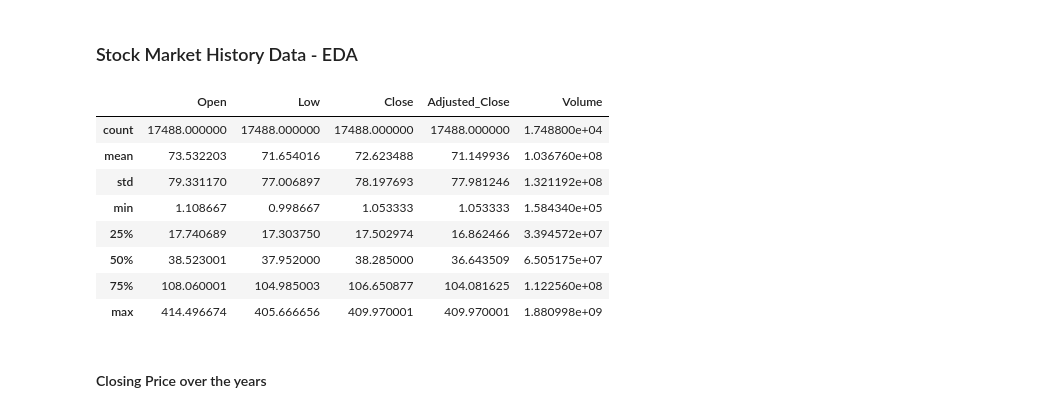
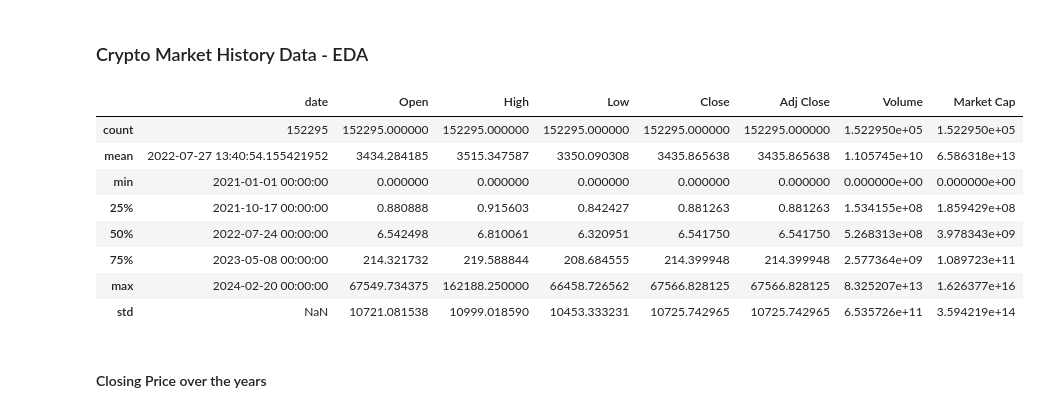
Before and after one commit to EthanFalcao/WPI-IA-Portfolio-Optimization-and-Risk-Analysis, a Jupyter notebook: (Exploratory Data Analysis.ipynb, the cells around one changed output. Drawn from its saved outputs; the diff is of its cells as text; code cells hidden in the pictures.

```diff
--- a/(Exploratory Data Analysis.ipynb
+++ b/(Exploratory Data Analysis.ipynb
@@ -75,0 +64,6 @@ memory usage: 956.5+ KB
+# %%
+df["Date"] = pd.to_datetime(df["Date"])
+# %%
+df['date'] = df['Date'].combine_first(df['index']).combine_first(df['Date'])
+df.drop(['index','Date'], axis=1, inplace=True)
+df=df[['date', 'Symbol', 'Open', 'High', 'Low', 'Close', 'Adj Close', 'Volume', 'Market Cap']]
@@ -75,0 +104,3 @@ memory usage: 956.5+ KB
+# %%
+df['coin-count'] = df['Volume']/df['Adj Close']
+df['Market-Cap'] = df['coin-count']*df['Adj Close']
@@ -75,0 +179,2 @@ memory usage: 956.5+ KB
+# %%
+df['date'] = df['Date'].astype(str) + df['date-temp']
@@ -76,17 +197,17 @@ memory usage: 956.5+ KB
 # %% [markdown]
-### Stock Market History Data - EDA
+### Crypto Market History Data - EDA
 # %%
-df_stocks.describe()
+df.describe()
 # %% [output]
-|  | Open | Low | Close | Adjusted_Close | Volume |
-| count | 17488.000000 | 17488.000000 | 17488.000000 | 17488.000000 | 1.748800e+04 |
-| mean | 73.532203 | 71.654016 | 72.623488 | 71.149936 | 1.036760e+08 |
-| std | 79.331170 | 77.006897 | 78.197693 | 77.981246 | 1.321192e+08 |
-| min | 1.108667 | 0.998667 | 1.053333 | 1.053333 | 1.584340e+05 |
-| 25% | 17.740689 | 17.303750 | 17.502974 | 16.862466 | 3.394572e+07 |
-| 50% | 38.523001 | 37.952000 | 38.285000 | 36.643509 | 6.505175e+07 |
-| 75% | 108.060001 | 104.985003 | 106.650877 | 104.081625 | 1.122560e+08 |
-| max | 414.496674 | 405.666656 | 409.970001 | 409.970001 | 1.880998e+09 |
+|  | date | Open | High | Low | Close | Adj Close | Volume | Market Cap |
+| count | 152295 | 152295.000000 | 152295.000000 | 152295.000000 | 152295.000000 | 152295.000000 | 1.522950e+05 | 1.522950e+05 |
+| mean | 2022-07-27 13:40:54.155421952 | 3434.284185 | 3515.347587 | 3350.090308 | 3435.865638 | 3435.865638 | 1.105745e+10 | 6.586318e+13 |
+| min | 2021-01-01 00:00:00 | 0.000000 | 0.000000 | 0.000000 | 0.000000 | 0.000000 | 0.000000e+00 | 0.000000e+00 |
+| 25% | 2021-10-17 00:00:00 | 0.880888 | 0.915603 | 0.842427 | 0.881263 | 0.881263 | 1.534155e+08 | 1.859429e+08 |
+| 50% | 2022-07-24 00:00:00 | 6.542498 | 6.810061 | 6.320951 | 6.541750 | 6.541750 | 5.268313e+08 | 3.978343e+09 |
+| 75% | 2023-05-08 00:00:00 | 214.321732 | 219.588844 | 208.684555 | 214.399948 | 214.399948 | 2.577364e+09 | 1.089723e+11 |
+| max | 2024-02-20 00:00:00 | 67549.734375 | 162188.250000 | 66458.726562 | 67566.828125 | 67566.828125 | 8.325207e+13 | 1.626377e+16 |
+| std | NaN | 10721.081538 | 10999.018590 | 10453.333231 | 10725.742965 | 10725.742965 | 6.535726e+11 | 3.594219e+14 |
 # %% [markdown]
 #### Closing Price over the years
 # %%
```
Also changed, not shown: parts of 18 cells of this notebook, 1 other file.
